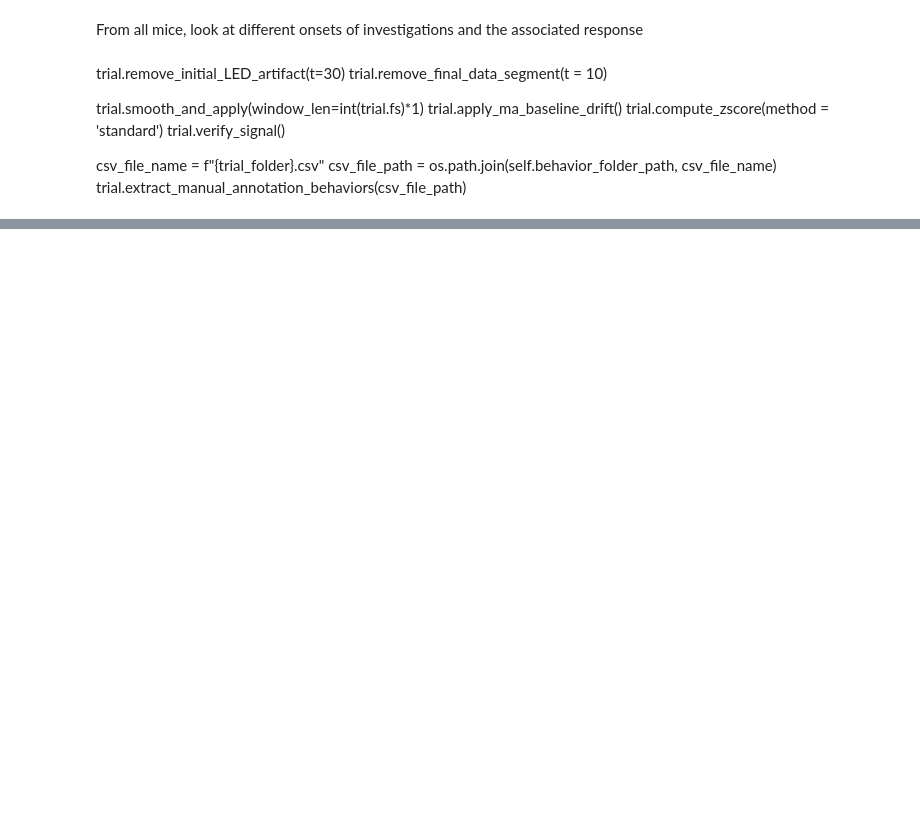
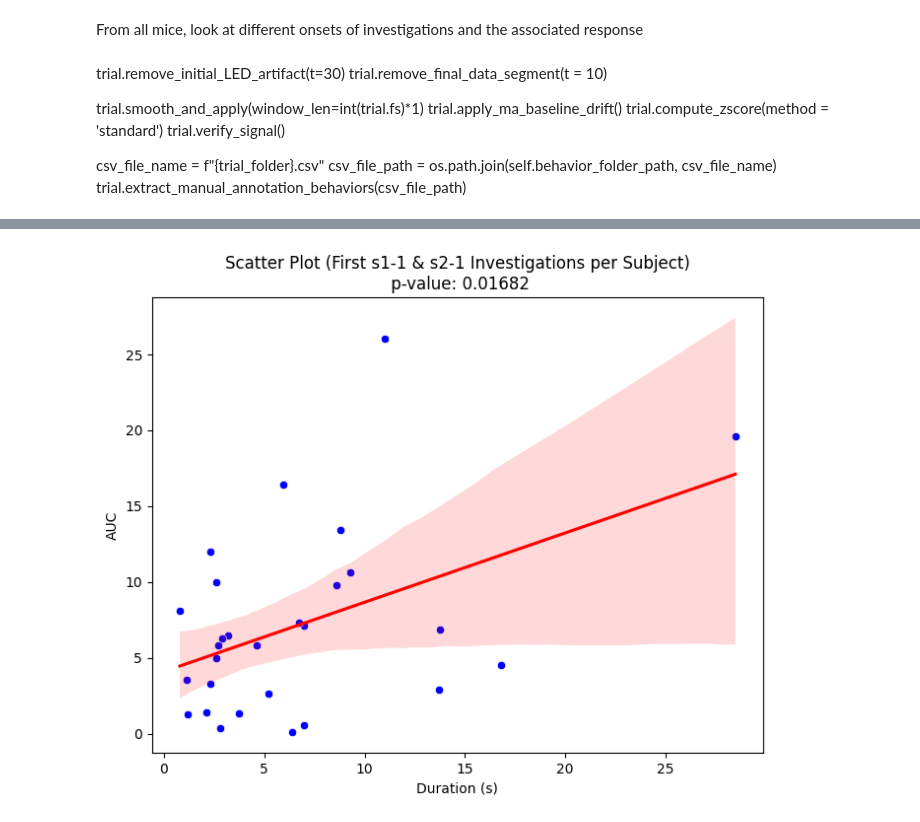
Before and after one commit to padillacoreanolab/Fiber_Photometry, a Jupyter notebook: DA_avg_exploration/bout_lengths.ipynb, the cells around one changed output, grey strips where cells are left out. Cells and saved outputs as stored; diff of their text form; code cells hidden in the pictures; blank space fills up the shorter version.

```diff
--- a/DA_avg_exploration/bout_lengths.ipynb
+++ b/DA_avg_exploration/bout_lengths.ipynb
@@ -83,0 +189,20 @@ nn5.behaviors
+# %%
+all_changed_rows = []
+
+for trial_name, trial in experiment.trials.items():
+    if hasattr(trial, 'behaviors') and not trial.behaviors.empty:
+        df = trial.behaviors
+        # Identify rows where the new "Adjusted End" differs from the "Original End"
+        changed_df = df[df["Adjusted End"] != df["Original End"]].copy()
+
+        if not changed_df.empty:
+            # Insert subject name (or trial name) in the first column
+            changed_df.insert(0, "Subject", trial.subject_name)
+            all_changed_rows.append(changed_df)
+
+if all_changed_rows:
+    final_changed_df = pd.concat(all_changed_rows, ignore_index=True)
+    final_changed_df.to_csv("adjusted_end_changes.csv", index=False)
+    print("Saved rows with changed end times (plus original metrics) to adjusted_end_changes.csv")
+else:
+    print("No adjusted end times differ from the original end times.")
@@ -83,0 +220,39 @@ nn5.behaviors
+# %%
+import pandas as pd
+import matplotlib.pyplot as plt
+import seaborn as sns
+from scipy.stats import linregress
+
+# 1. Filter for Investigation behavior and only Bout == "s1-1" or "s2-1"
+df_filtered = final_changed_df[
+    (final_changed_df['Behavior'] == 'Investigation') &
+    (final_changed_df['Bout'].isin(['s1-1', 's2-1']))
+]
+
+# 2. Sort by Subject, Bout, and any time variable (e.g., Event_Start) to ensure
+#    "first" is the earliest
+df_filtered = df_filtered.sort_values(['Subject', 'Bout', 'Event_Start'])
+
+# 3. For each (Subject, Bout), keep only the first row
+df_filtered = df_filtered.drop_duplicates(subset=['Subject', 'Bout'], keep='first')
+
+# 4. Compute regression statistics
+slope, intercept, r_value, p_value, std_err = linregress(df_filtered['Duration (s)'], df_filtered['AUC'])
+
+# 5. Plot the filtered data
+plt.figure(figsize=(8,6))
+
+# Scatter plot
+sns.scatterplot(data=df_filtered, x='Duration (s)', y='AUC', color='blue')
+
+# Best-fit regression line (omit scatter points here to avoid double-plotting)
+sns.regplot(data=df_filtered, x='Duration (s)', y='AUC', scatter=False, color='red')
+
+# Labels and title
+plt.xlabel('Duration (s)')
+plt.ylabel('AUC')
+plt.title(f'Scatter Plot (First s1-1 & s2-1 Investigations per Subject)\n p-value: {p_value:.4g}')
+
+plt.show()
+# %% [output]
+[figure, added]
```
Also changed, not shown: parts of 20 cells of this notebook, 1 other file.
